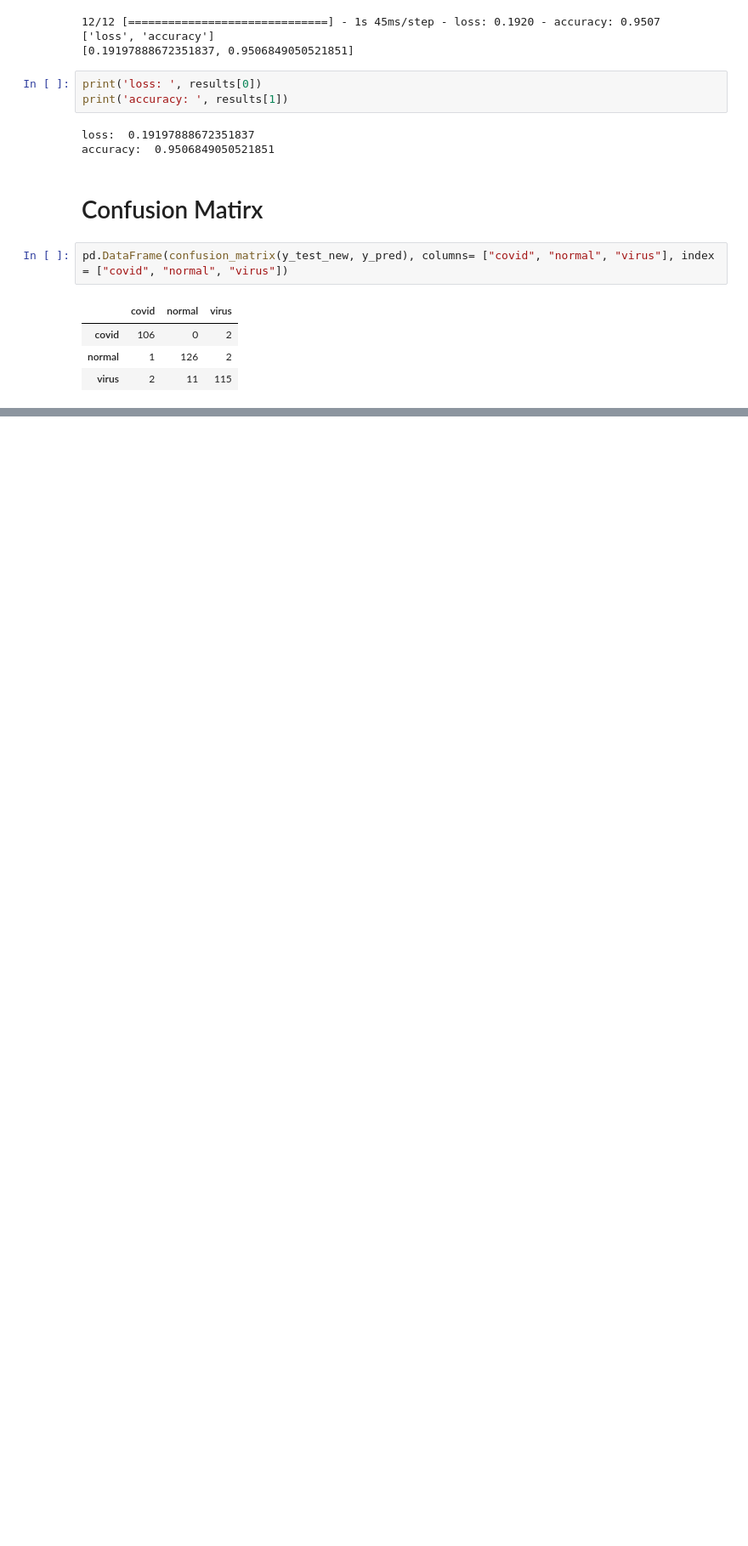
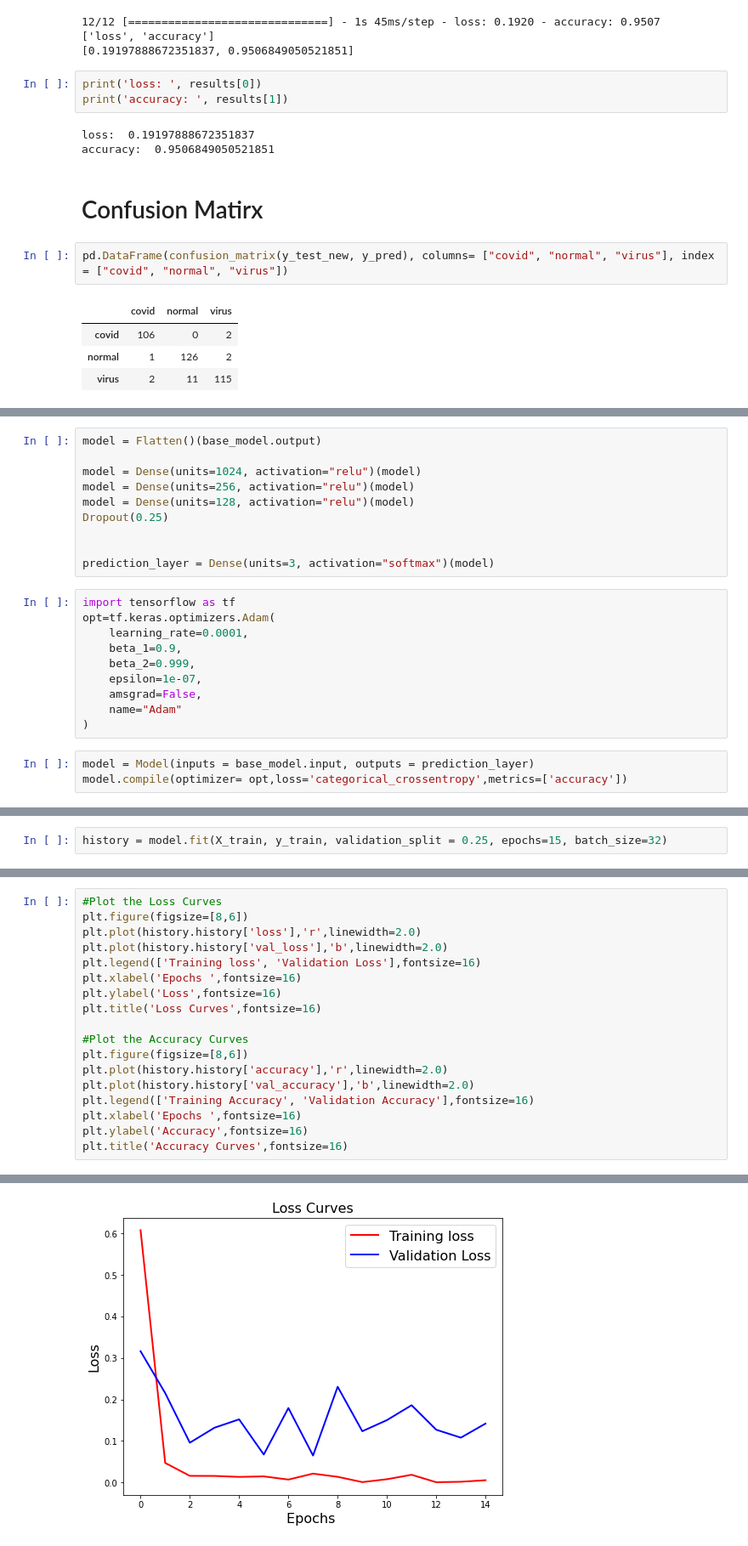
Before and after one commit to LatifulJoy/covid19-cnn-TL-mobilenet, a Jupyter notebook: covid19_cnn(25_7_22).ipynb, the cells around one changed output, grey strips where cells are left out. Shown at 85% size. Drawn from its saved outputs; the diff is of its cells as text; blank space fills up the shorter version.

```diff
--- a/covid19_cnn(25_7_22).ipynb
+++ b/covid19_cnn(25_7_22).ipynb
@@ -388,0 +546,23 @@ pd.DataFrame(confusion_matrix(y_test_new, y_pred), columns= ["covid", "normal",
+# %%
+model = Flatten()(base_model.output)
+
+model = Dense(units=1024, activation="relu")(model)
+model = Dense(units=256, activation="relu")(model)
+model = Dense(units=128, activation="relu")(model)
+Dropout(0.25)
+
+
+prediction_layer = Dense(units=3, activation="softmax")(model)
+# %%
+import tensorflow as tf
+opt=tf.keras.optimizers.Adam(
+    learning_rate=0.0001,
+    beta_1=0.9,
+    beta_2=0.999,
+    epsilon=1e-07,
+    amsgrad=False,
+    name="Adam"
+)
+# %%
+model = Model(inputs = base_model.input, outputs = prediction_layer)
+model.compile(optimizer= opt,loss='categorical_crossentropy',metrics=['accuracy'])
@@ -388,0 +589,2 @@ pd.DataFrame(confusion_matrix(y_test_new, y_pred), columns= ["covid", "normal",
+# %%
+history = model.fit(X_train, y_train, validation_split = 0.25, epochs=15, batch_size=32)
@@ -388,0 +611,19 @@ pd.DataFrame(confusion_matrix(y_test_new, y_pred), columns= ["covid", "normal",
+# %%
+#Plot the Loss Curves
+plt.figure(figsize=[8,6])
+plt.plot(history.history['loss'],'r',linewidth=2.0)
+plt.plot(history.history['val_loss'],'b',linewidth=2.0)
+plt.legend(['Training loss', 'Validation Loss'],fontsize=16)
+plt.xlabel('Epochs ',fontsize=16)
+plt.ylabel('Loss',fontsize=16)
+plt.title('Loss Curves',fontsize=16)
+
+#Plot the Accuracy Curves
+plt.figure(figsize=[8,6])
+plt.plot(history.history['accuracy'],'r',linewidth=2.0)
+plt.plot(history.history['val_accuracy'],'b',linewidth=2.0)
+plt.legend(['Training Accuracy', 'Validation Accuracy'],fontsize=16)
+plt.xlabel('Epochs ',fontsize=16)
+plt.ylabel('Accuracy',fontsize=16)
+plt.title('Accuracy Curves',fontsize=16)
+# %% [output]
@@ -388,0 +631 @@ pd.DataFrame(confusion_matrix(y_test_new, y_pred), columns= ["covid", "normal",
+[figure, added]
```
Also changed, not shown: parts of 47 cells of this notebook.
